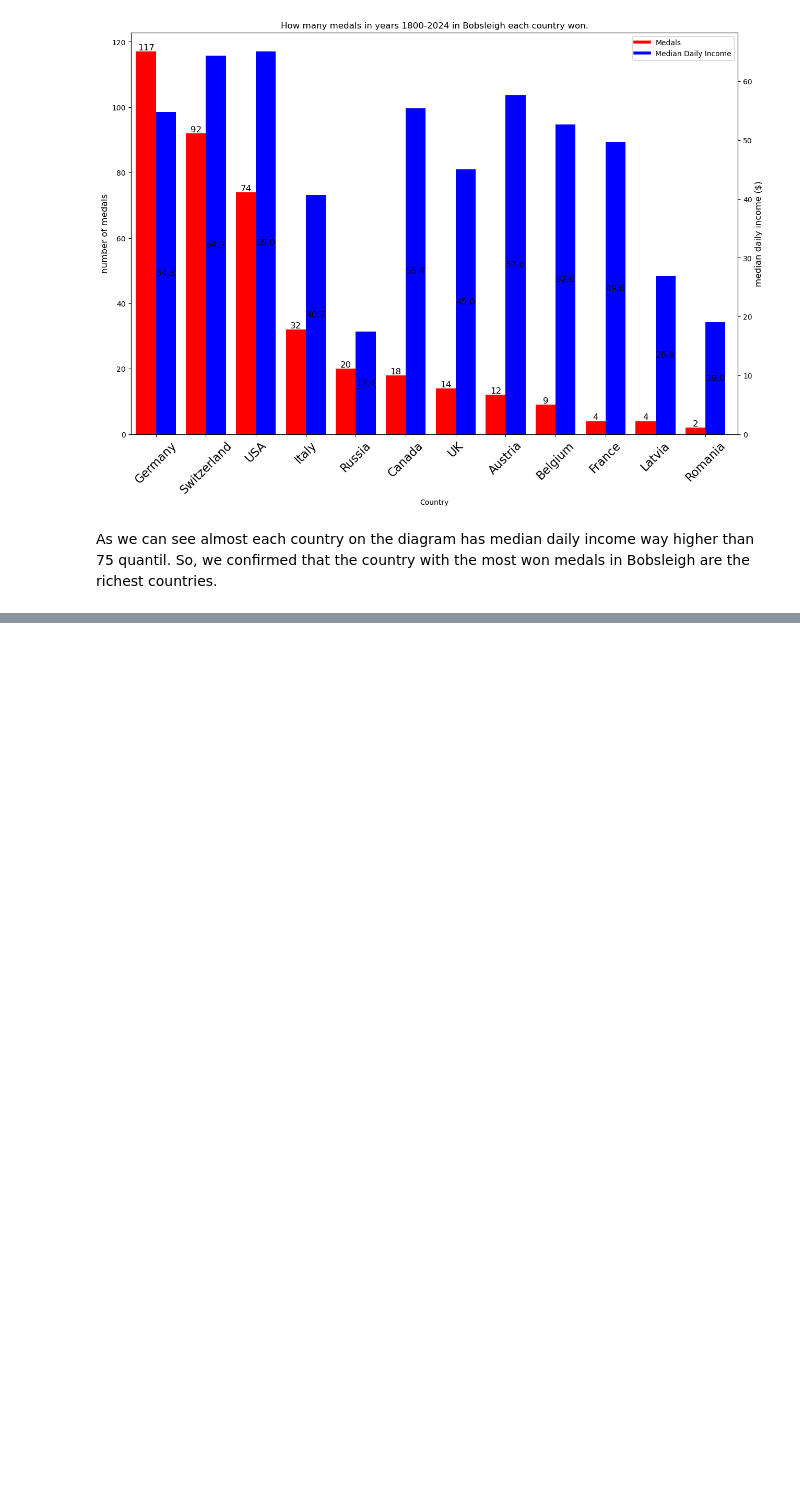
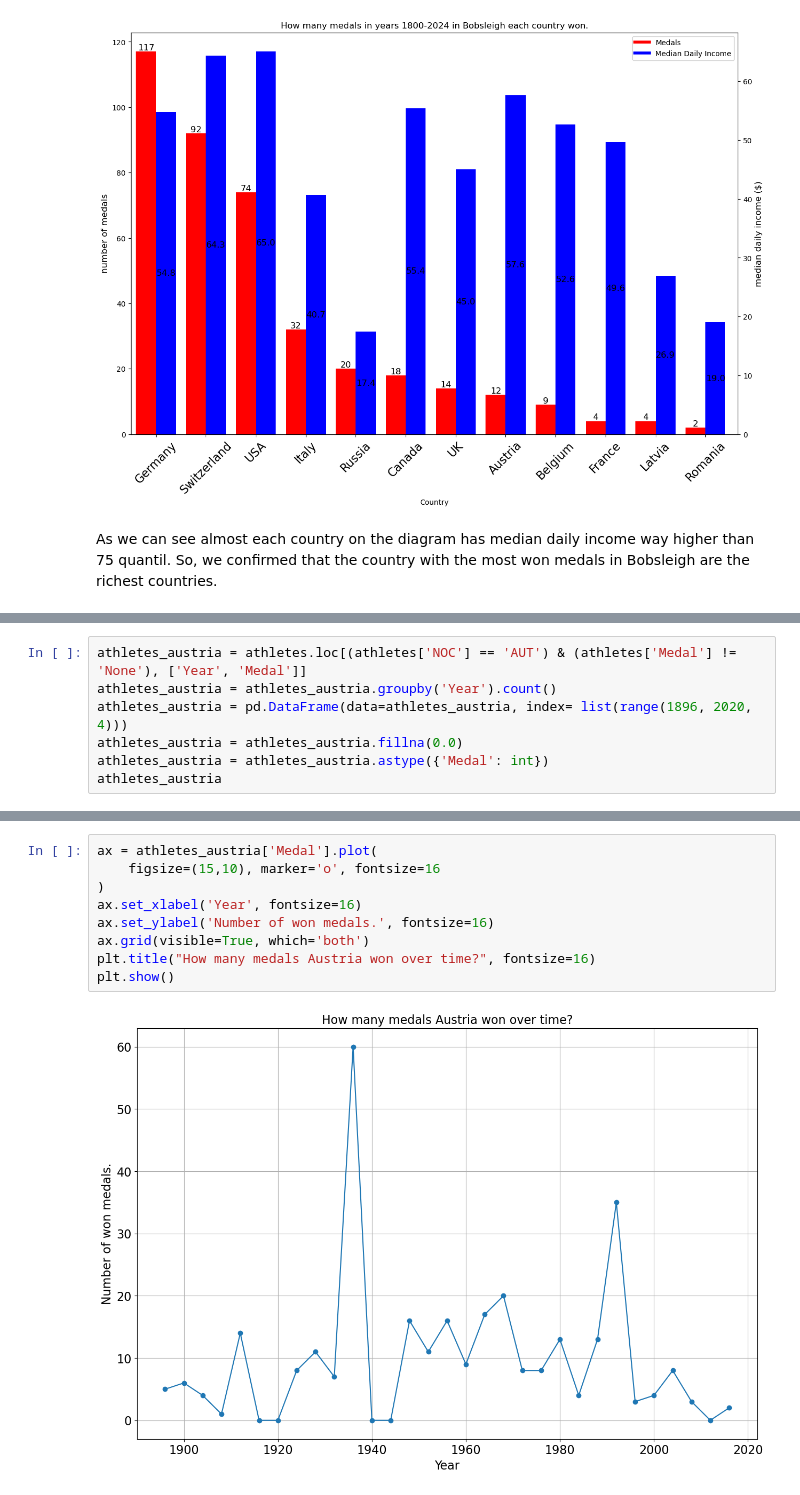
Before and after one commit to 12jerek34jeremi/dawp_project, a Jupyter notebook: notebook.ipynb, the cells around one changed output, grey strips where cells are left out. Cells and saved outputs as stored; diff of their text form; blank space fills up the shorter version.

```diff
--- a/notebook.ipynb
+++ b/notebook.ipynb
@@ -470,0 +480,7 @@ As we can see almost each country on the diagram has median daily income way hig
+# %%
+athletes_austria = athletes.loc[(athletes['NOC'] == 'AUT') & (athletes['Medal'] != 'None'), ['Year', 'Medal']]
+athletes_austria = athletes_austria.groupby('Year').count()
+athletes_austria = pd.DataFrame(data=athletes_austria, index= list(range(1896, 2020, 4)))
+athletes_austria = athletes_austria.fillna(0.0)
+athletes_austria = athletes_austria.astype({'Medal': int})
+athletes_austria
@@ -470,0 +505,11 @@ As we can see almost each country on the diagram has median daily income way hig
+# %%
+ax = athletes_austria['Medal'].plot(
+    figsize=(15,10), marker='o', fontsize=16
+)
+ax.set_xlabel('Year', fontsize=16)
+ax.set_ylabel('Number of won medals.', fontsize=16)
+ax.grid(visible=True, which='both')
+plt.title("How many medals Austria won over time?", fontsize=16)
+plt.show()
+# %% [output]
+[figure, added]
```
Also changed, not shown: parts of 4 cells of this notebook, 1 other file.
